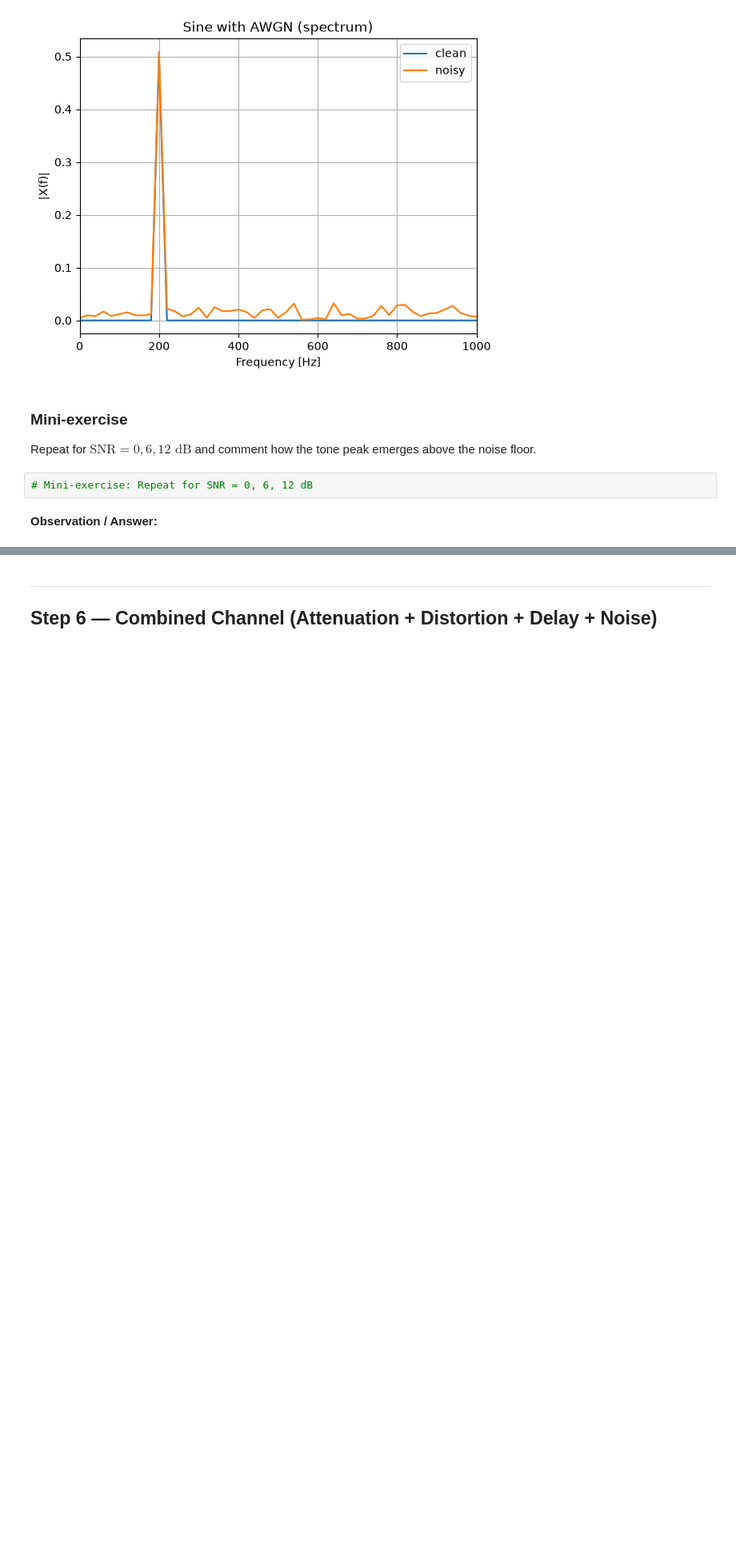
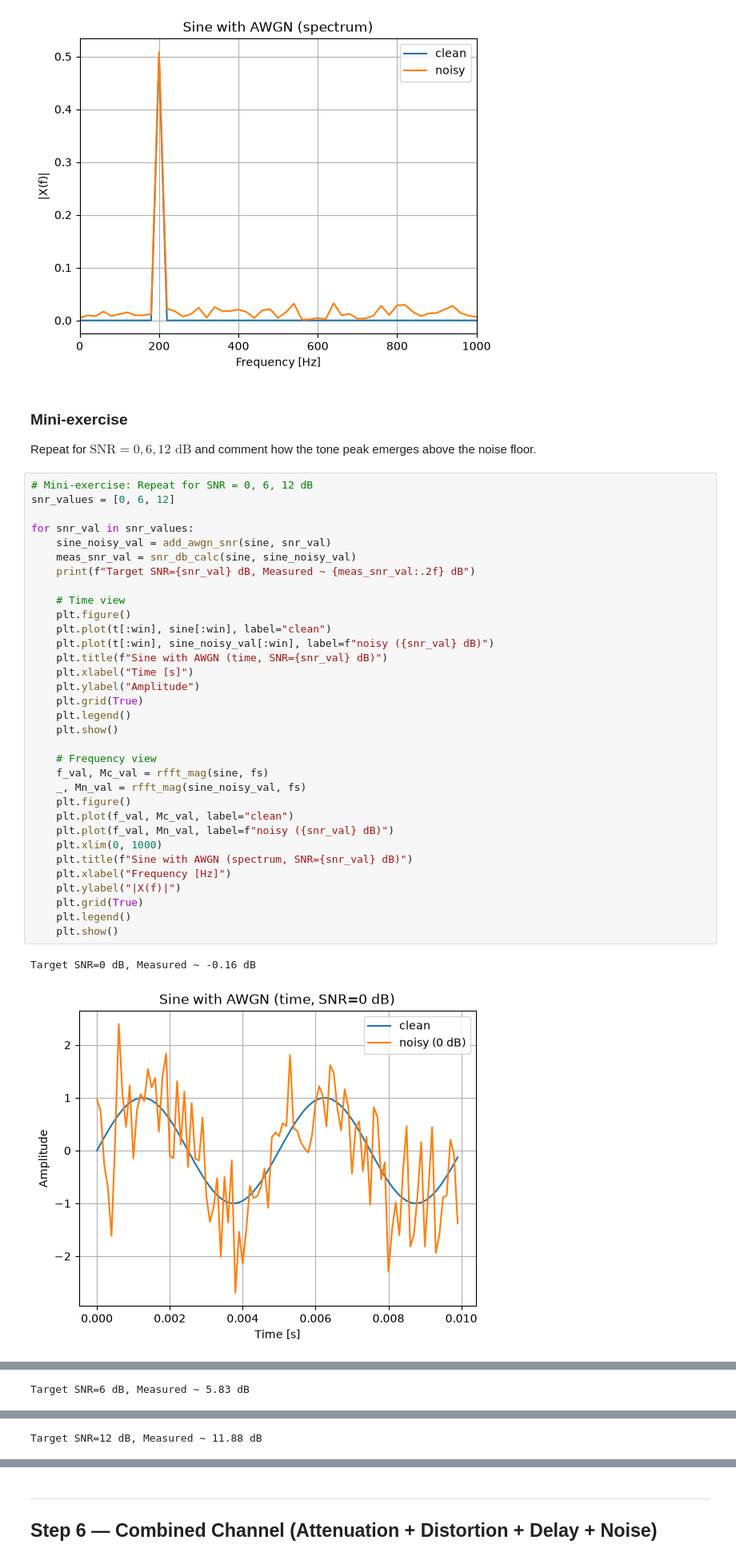
Before and after one commit to Biyou07/Y4, a Jupyter notebook: S7/WC/LABS/2/Lab02.ipynb, the cells around one changed output, grey strips where cells are left out. Shown at 80% size. Cells and saved outputs as stored; diff of their text form; blank space fills up the shorter version.

```diff
--- a/S7/WC/LABS/2/Lab02.ipynb
+++ b/S7/WC/LABS/2/Lab02.ipynb
@@ -282,7 +282,39 @@ Target SNR=6 dB, Measured ~ 6.36 dB
 # %% [markdown]
 ### Mini-exercise
 Repeat for $\text{SNR} = 0, 6, 12\text{ dB}$ and comment how the tone peak emerges above the noise floor.
-# %%
-# Mini-exercise: Repeat for SNR = 0, 6, 12 dB
-# %% [markdown]
-**Observation / Answer:**
+# %%
+# Mini-exercise: Repeat for SNR = 0, 6, 12 dB
+snr_values = [0, 6, 12]
+
+for snr_val in snr_values:
+    sine_noisy_val = add_awgn_snr(sine, snr_val)
+    meas_snr_val = snr_db_calc(sine, sine_noisy_val)
+    print(f"Target SNR={snr_val} dB, Measured ~ {meas_snr_val:.2f} dB")
+
+    # Time view
+    plt.figure()
+    plt.plot(t[:win], sine[:win], label="clean")
+    plt.plot(t[:win], sine_noisy_val[:win], label=f"noisy ({snr_val} dB)")
+    plt.title(f"Sine with AWGN (time, SNR={snr_val} dB)")
+    plt.xlabel("Time [s]")
+    plt.ylabel("Amplitude")
+    plt.grid(True)
+    plt.legend()
+    plt.show()
+
+    # Frequency view
+    f_val, Mc_val = rfft_mag(sine, fs)
+    _, Mn_val = rfft_mag(sine_noisy_val, fs)
+    plt.figure()
+    plt.plot(f_val, Mc_val, label="clean")
+    plt.plot(f_val, Mn_val, label=f"noisy ({snr_val} dB)")
+    plt.xlim(0, 1000)
+    plt.title(f"Sine with AWGN (spectrum, SNR={snr_val} dB)")
+    plt.xlabel("Frequency [Hz]")
+    plt.ylabel("|X(f)|")
+    plt.grid(True)
+    plt.legend()
+    plt.show()
+# %% [output]
+Target SNR=0 dB, Measured ~ -0.16 dB
+[figure, added]
@@ -288,0 +322 @@ Repeat for $\text{SNR} = 0, 6, 12\text{ dB}$ and comment how the tone peak emerg
+Target SNR=6 dB, Measured ~ 5.83 dB
@@ -288,0 +325 @@ Repeat for $\text{SNR} = 0, 6, 12\text{ dB}$ and comment how the tone peak emerg
+Target SNR=12 dB, Measured ~ 11.88 dB
```
Also changed, not shown: parts of 15 cells of this notebook, 23 other files.
